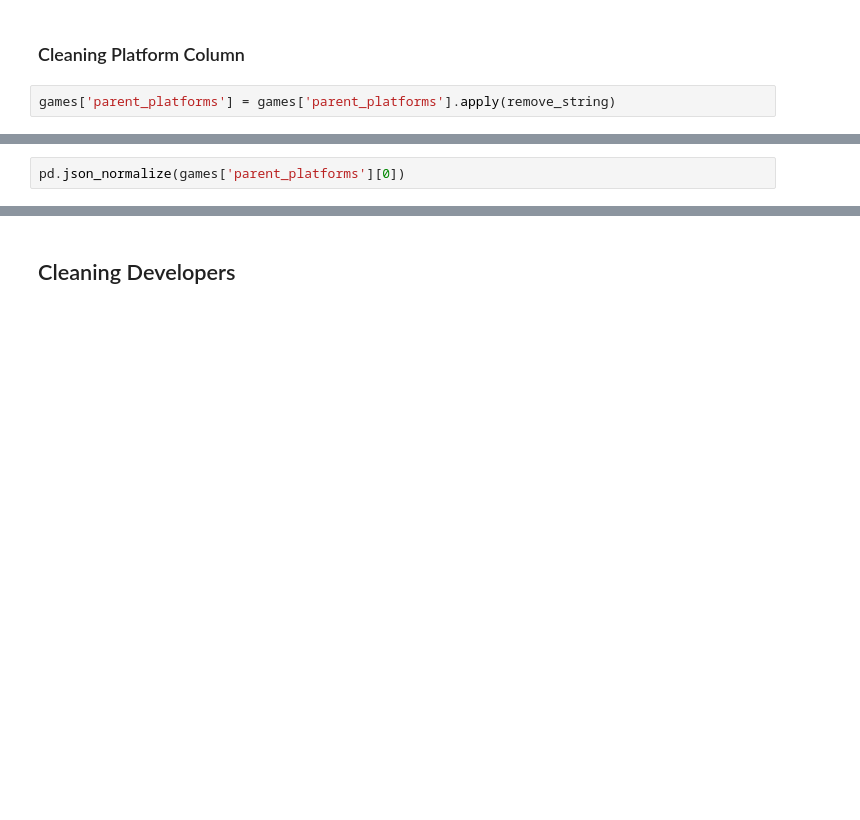
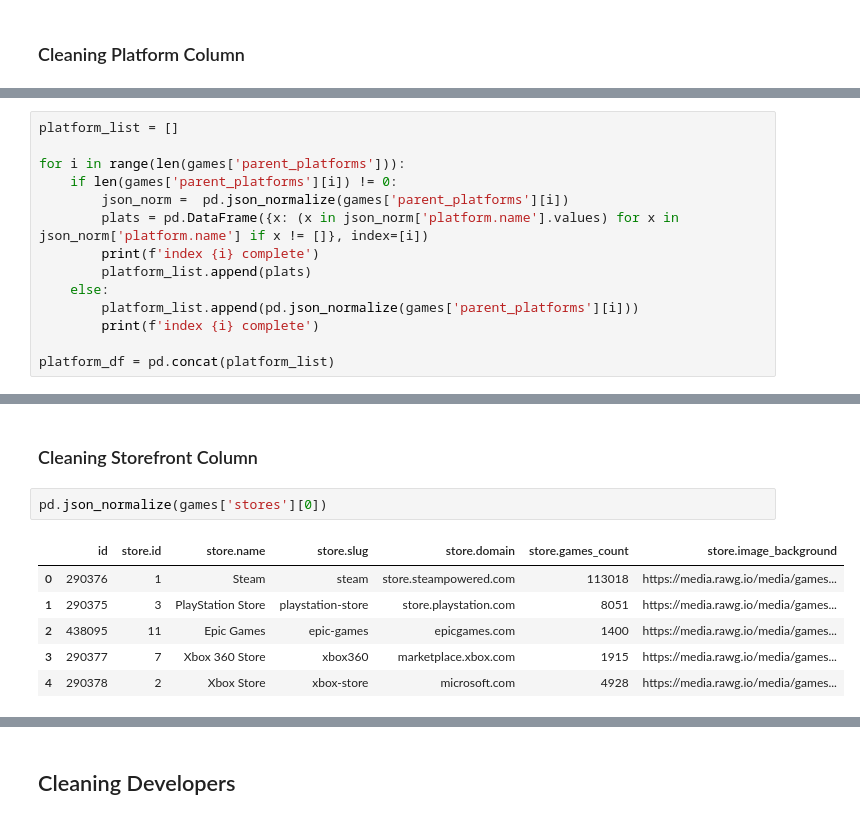
Before and after one commit to GetGubbz/Video-Game-Capstone, a Jupyter notebook: notebooks/RAWG_Data_Exploration.ipynb, the cells around one changed output, grey strips where cells are left out. Drawn from its saved outputs; the diff is of its cells as text; blank space fills up the shorter version.

```diff
--- a/notebooks/RAWG_Data_Exploration.ipynb
+++ b/notebooks/RAWG_Data_Exploration.ipynb
@@ -142,5 +116,3 @@ for j in range(len(games['genres'])):
 games['genres'] = pd.DataFrame(outer_genre_names, columns = ['genre'])
 # %% [markdown]
 <h3>Cleaning Platform Column</h3>
-# %%
-games['parent_platforms'] = games['parent_platforms'].apply(remove_string)
@@ -162,3 +119,15 @@ Name: parent_platforms, Length: 18962, dtype: object
 # %%
-pd.json_normalize(games['parent_platforms'][0])
+platform_list = []
+
+for i in range(len(games['parent_platforms'])):
+    if len(games['parent_platforms'][i]) != 0:
+        json_norm =  pd.json_normalize(games['parent_platforms'][i])
+        plats = pd.DataFrame({x: (x in json_norm['platform.name'].values) for x in json_norm['platform.name'] if x != []}, index=[i])
+        print(f'index {i} complete')
+        platform_list.append(plats)
+    else:
+        platform_list.append(pd.json_normalize(games['parent_platforms'][i]))
+        print(f'index {i} complete')
+
+platform_df = pd.concat(platform_list)
 # %% [output]
@@ -179,0 +174,11 @@ games = pd.concat([games, ratings_df, esrb_rating], axis=1).drop(columns=['ratin
+# %% [markdown]
+<h3>Cleaning Storefront Column</h3>
+# %%
+pd.json_normalize(games['stores'][0])
+# %% [output]
+|  | id | store.id | store.name | store.slug | store.domain | store.games_count | store.image_background |
+| 0 | 290376 | 1 | Steam | steam | store.steampowered.com | 113018 | https://media.rawg.io/media/games... |
+| 1 | 290375 | 3 | PlayStation Store | playstation-store | store.playstation.com | 8051 | https://media.rawg.io/media/games... |
+| 2 | 438095 | 11 | Epic Games | epic-games | epicgames.com | 1400 | https://media.rawg.io/media/games... |
+| 3 | 290377 | 7 | Xbox 360 Store | xbox360 | marketplace.xbox.com | 1915 | https://media.rawg.io/media/games... |
+| 4 | 290378 | 2 | Xbox Store | xbox-store | microsoft.com | 4928 | https://media.rawg.io/media/games... |
```
Also changed, not shown: parts of 25 cells of this notebook.
